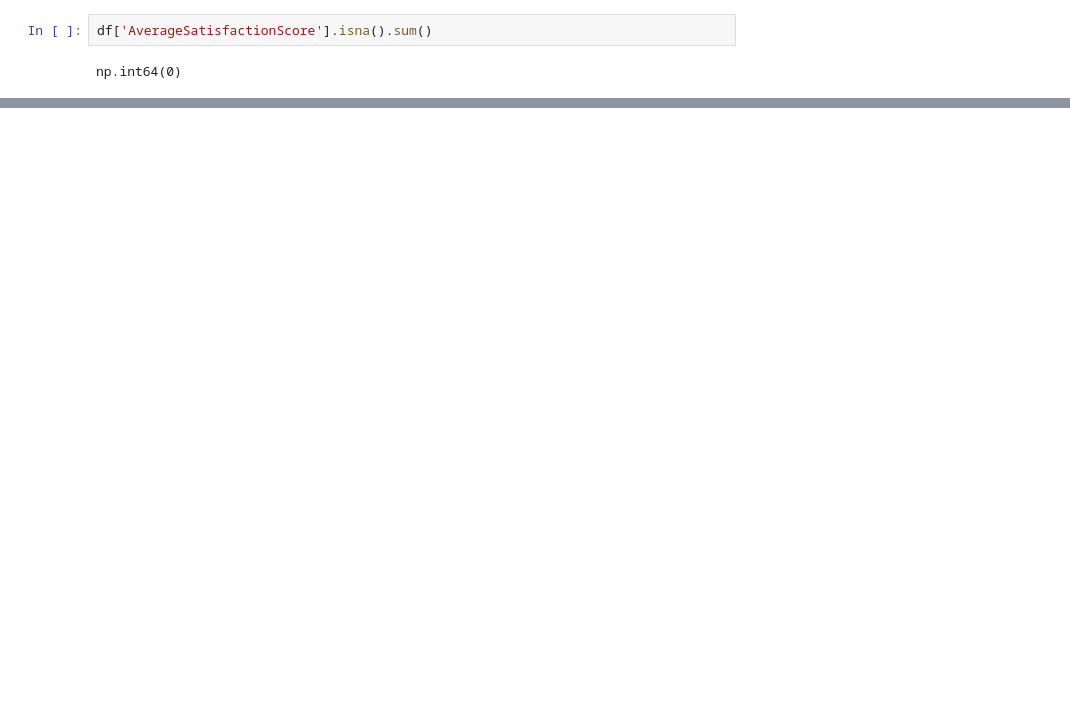
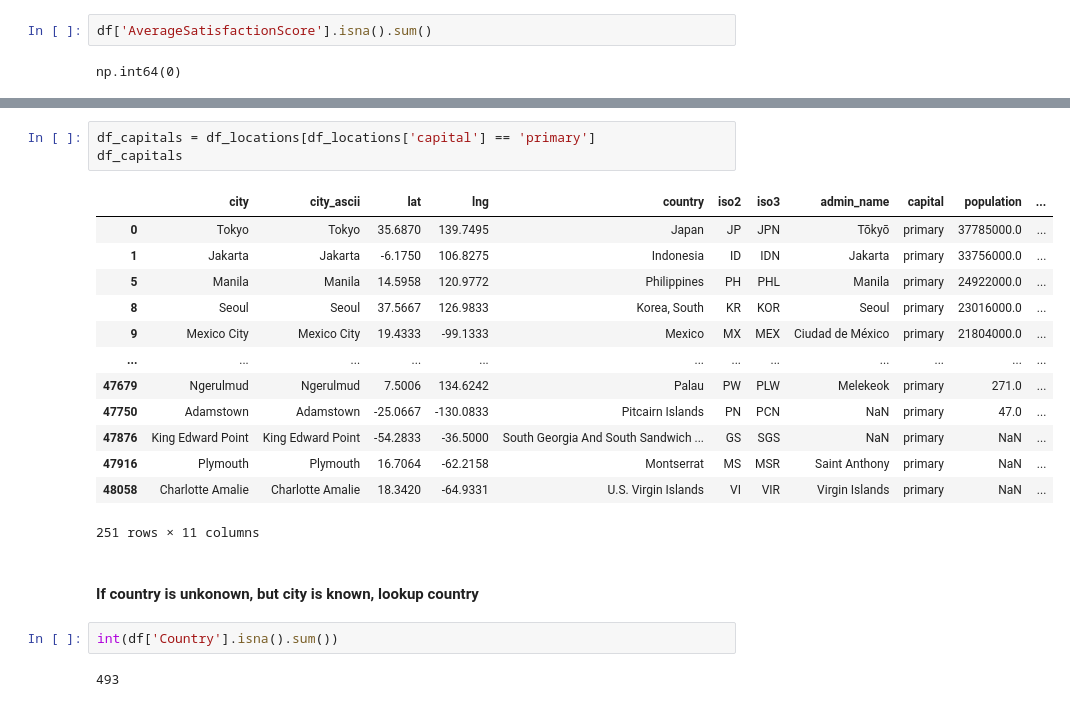
Before and after one commit to PSU-DAAN822-FA25-Group4/data-collection, a Jupyter notebook: cleaning_data.ipynb, the cells around one changed output, grey strips where cells are left out. Cells and saved outputs as stored; diff of their text form; blank space fills up the shorter version.

```diff
--- a/cleaning_data.ipynb
+++ b/cleaning_data.ipynb
@@ -167,0 +251,23 @@ df
+# %%
+df_capitals = df_locations[df_locations['capital'] == 'primary']
+df_capitals
+# %% [output]
+|  | city | city_ascii | lat | lng | country | iso2 | iso3 | admin_name | capital | population | ... |
+| 0 | Tokyo | Tokyo | 35.6870 | 139.7495 | Japan | JP | JPN | Tōkyō | primary | 37785000.0 | ... |
+| 1 | Jakarta | Jakarta | -6.1750 | 106.8275 | Indonesia | ID | IDN | Jakarta | primary | 33756000.0 | ... |
+| 5 | Manila | Manila | 14.5958 | 120.9772 | Philippines | PH | PHL | Manila | primary | 24922000.0 | ... |
+| 8 | Seoul | Seoul | 37.5667 | 126.9833 | Korea, South | KR | KOR | Seoul | primary | 23016000.0 | ... |
+| 9 | Mexico City | Mexico City | 19.4333 | -99.1333 | Mexico | MX | MEX | Ciudad de México | primary | 21804000.0 | ... |
+| ... | ... | ... | ... | ... | ... | ... | ... | ... | ... | ... | ... |
+| 47679 | Ngerulmud | Ngerulmud | 7.5006 | 134.6242 | Palau | PW | PLW | Melekeok | primary | 271.0 | ... |
+| 47750 | Adamstown | Adamstown | -25.0667 | -130.0833 | Pitcairn Islands | PN | PCN | NaN | primary | 47.0 | ... |
+| 47876 | King Edward Point | King Edward Point | -54.2833 | -36.5000 | South Georgia And South Sandwich ... | GS | SGS | NaN | primary | NaN | ... |
+| 47916 | Plymouth | Plymouth | 16.7064 | -62.2158 | Montserrat | MS | MSR | Saint Anthony | primary | NaN | ... |
+| 48058 | Charlotte Amalie | Charlotte Amalie | 18.3420 | -64.9331 | U.S. Virgin Islands | VI | VIR | Virgin Islands | primary | NaN | ... |
+251 rows × 11 columns
+# %% [markdown]
+#### If country is unkonown, but city is known, lookup country
+# %%
+int(df['Country'].isna().sum())
+# %% [output]
+493
```
Also changed, not shown: parts of 36 cells of this notebook.
